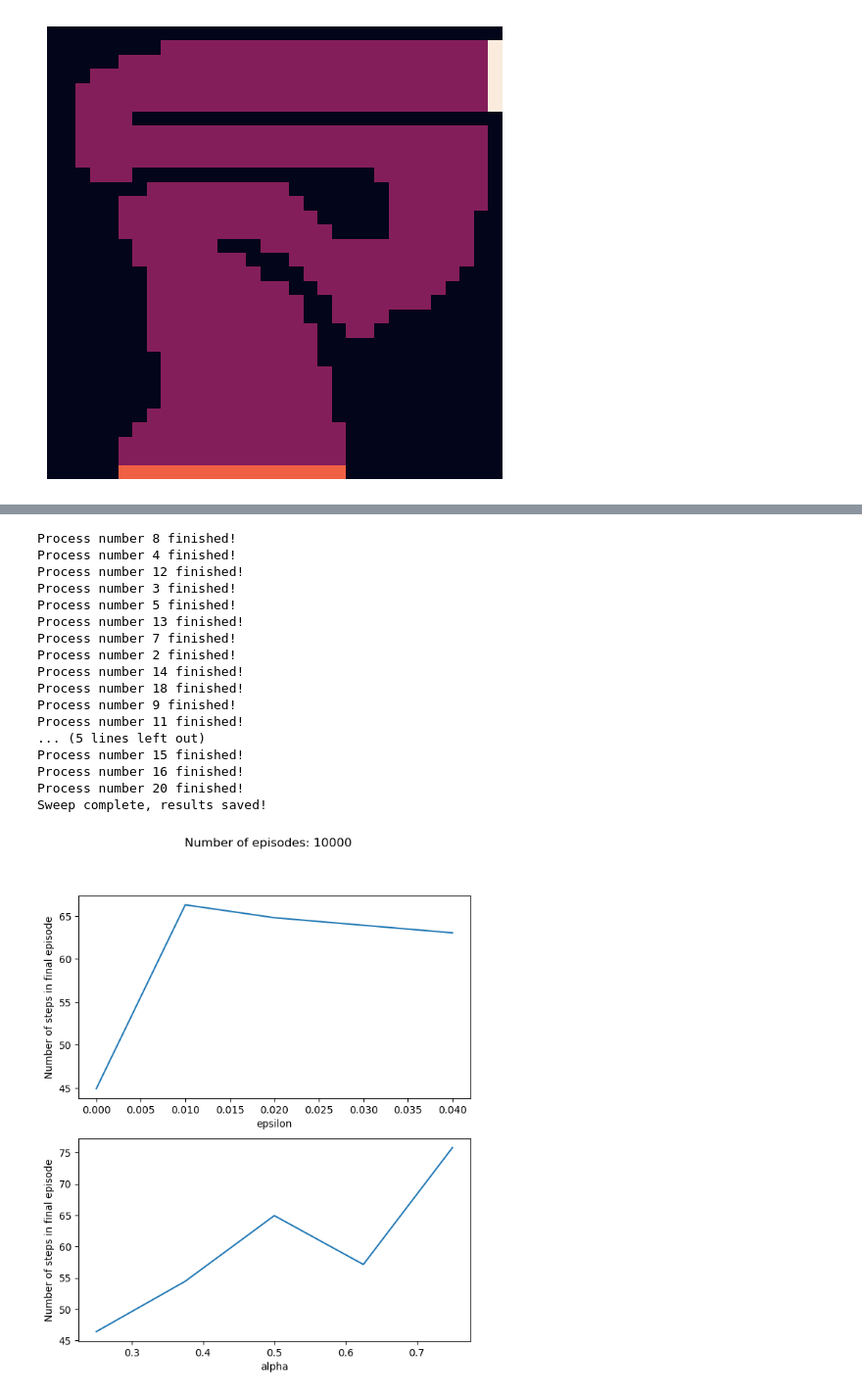
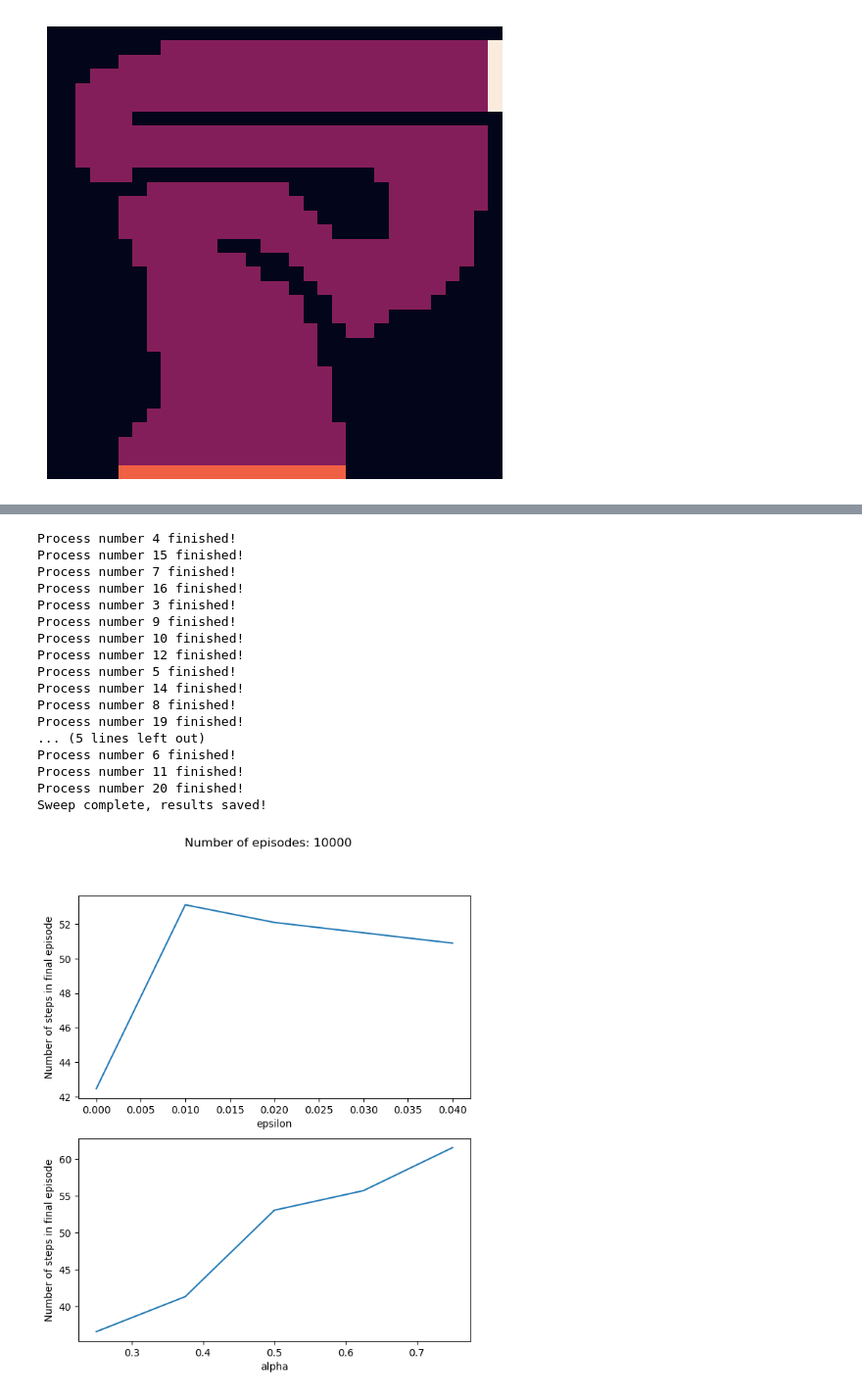
Before and after one commit to Fittiboy/journey, a Jupyter notebook: 999 - Playground.ipynb, the cells around one changed output, grey strips where cells are left out. Shown at 98% size. Saved outputs shown, nothing was run; the diff lists cells and outputs as text; code cells hidden in the pictures.

```diff
--- a/999 - Playground.ipynb
+++ b/999 - Playground.ipynb
@@ -54,44 +52,44 @@ Episode finished! Rendering animation...
 # %%
 track = RaceTrack(track_hard)
 fig, ax = plt.subplots(figsize=(6, 6))
 sns.heatmap(track.track, ax=ax, cbar=False)
 ax.axis('off')
 plt.show()
 
-agent_type = NStepSarsa
+agent_type = NStepExpectedSarsa
 pd = {
     "epsilon": [0, 0.01, 0.02, 0.04],
     "alpha": [0.25, 0.375, 0.5, 0.625, 0.75],
     "n": [2],
     "discount": [1],
 }
 
 study = ParameterStudy(agent_type, track, pd)
 
 num_runs = 10
 num_episodes = 10_000
 study.sweep(num_runs, num_episodes)
 
 render_first = 2
 filename = f"racetrack_param_sweeps/{int(time() // 60)}.png"
 study.plot_results(render_first, filename)
 # %% [output]
 [figure]
+Process number 4 finished!
+Process number 15 finished!
+Process number 7 finished!
+Process number 16 finished!
+Process number 3 finished!
+Process number 9 finished!
+Process number 10 finished!
+Process number 12 finished!
+Process number 5 finished!
+Process number 14 finished!
 Process number 8 finished!
-Process number 4 finished!
-Process number 12 finished!
-Process number 3 finished!
-Process number 5 finished!
-Process number 13 finished!
-Process number 7 finished!
-Process number 2 finished!
-Process number 14 finished!
-Process number 18 finished!
-Process number 9 finished!
+Process number 19 finished!
+... (5 lines left out)
+Process number 6 finished!
 Process number 11 finished!
-... (5 lines left out)
-Process number 15 finished!
-Process number 16 finished!
 Process number 20 finished!
 Sweep complete, results saved!
-[figure, old version]
+[figure, new version]
```
Also changed, not shown: parts of 4 cells of this notebook, 6 other files.
